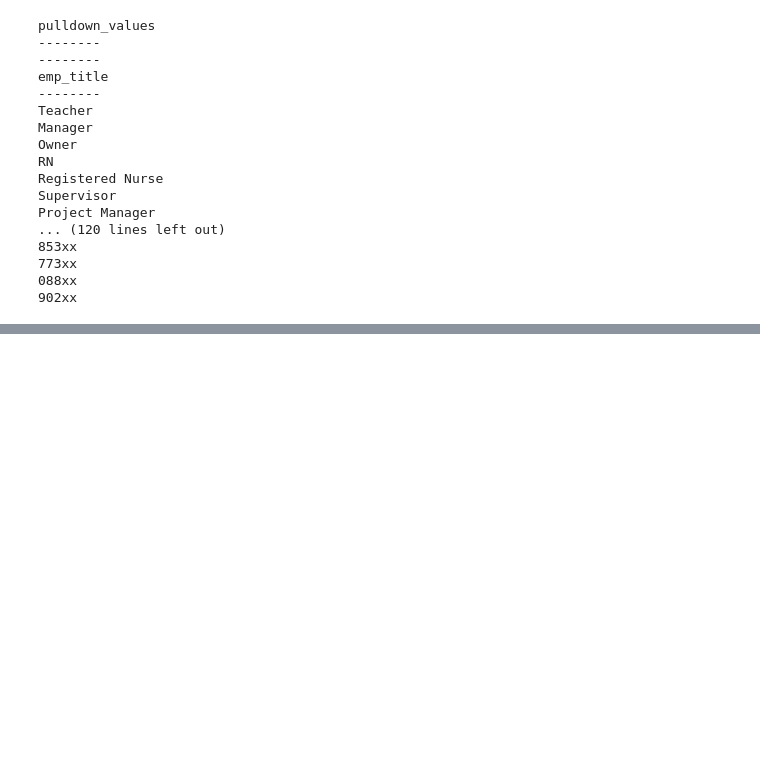
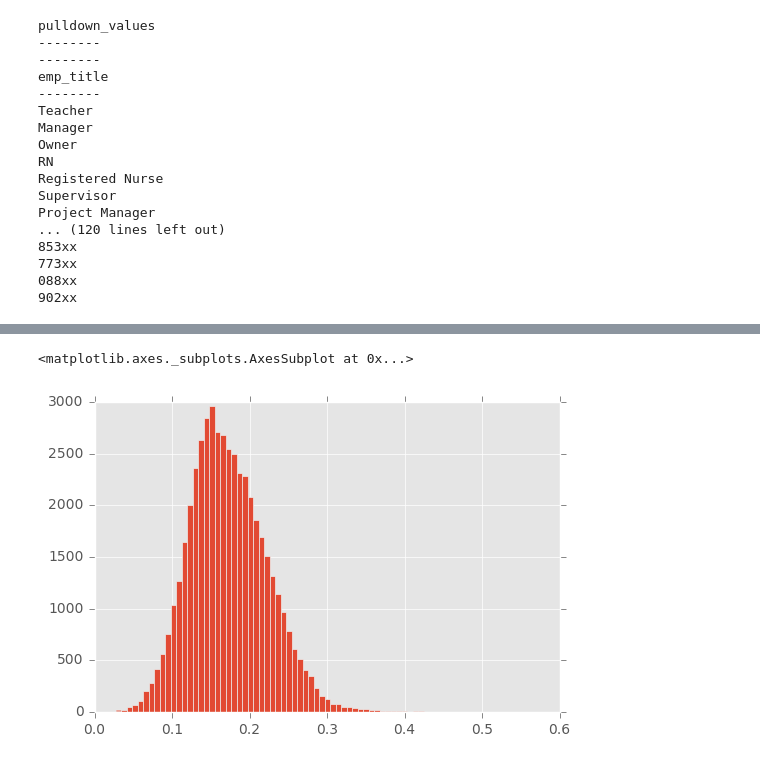
Before and after one commit to tdeason416/tmobile-hackathon, a Jupyter notebook: notebooks/loan_explorations.ipynb, the cells around one changed output, grey strips where cells are left out. Drawn from its saved outputs; the diff is of its cells as text; code cells hidden in the pictures; blank space fills up the shorter version.

```diff
--- a/notebooks/loan_explorations.ipynb
+++ b/notebooks/loan_explorations.ipynb
@@ -325,0 +337,11 @@ Project Manager
+# %%
+panda = pd.read_json('data/rf/161_tree_rf.json')
+# %%
+panda['delinq_2yrs'] = panda['delinq_2yrs'].fillna(0)
+panda['delinq_2yrs'] = panda['delinq_2yrs'].apply(lambda x: 1 if x > 0 else 0)
+panda.columns = ['probability', 'label']
+# %%
+panda['probability'].hist(bins=70)
+# %% [output]
+<matplotlib.axes._subplots.AxesSubplot at 0x...>
+[figure, added]
```
Also changed, not shown: parts of 4 cells of this notebook, 2 other files.
